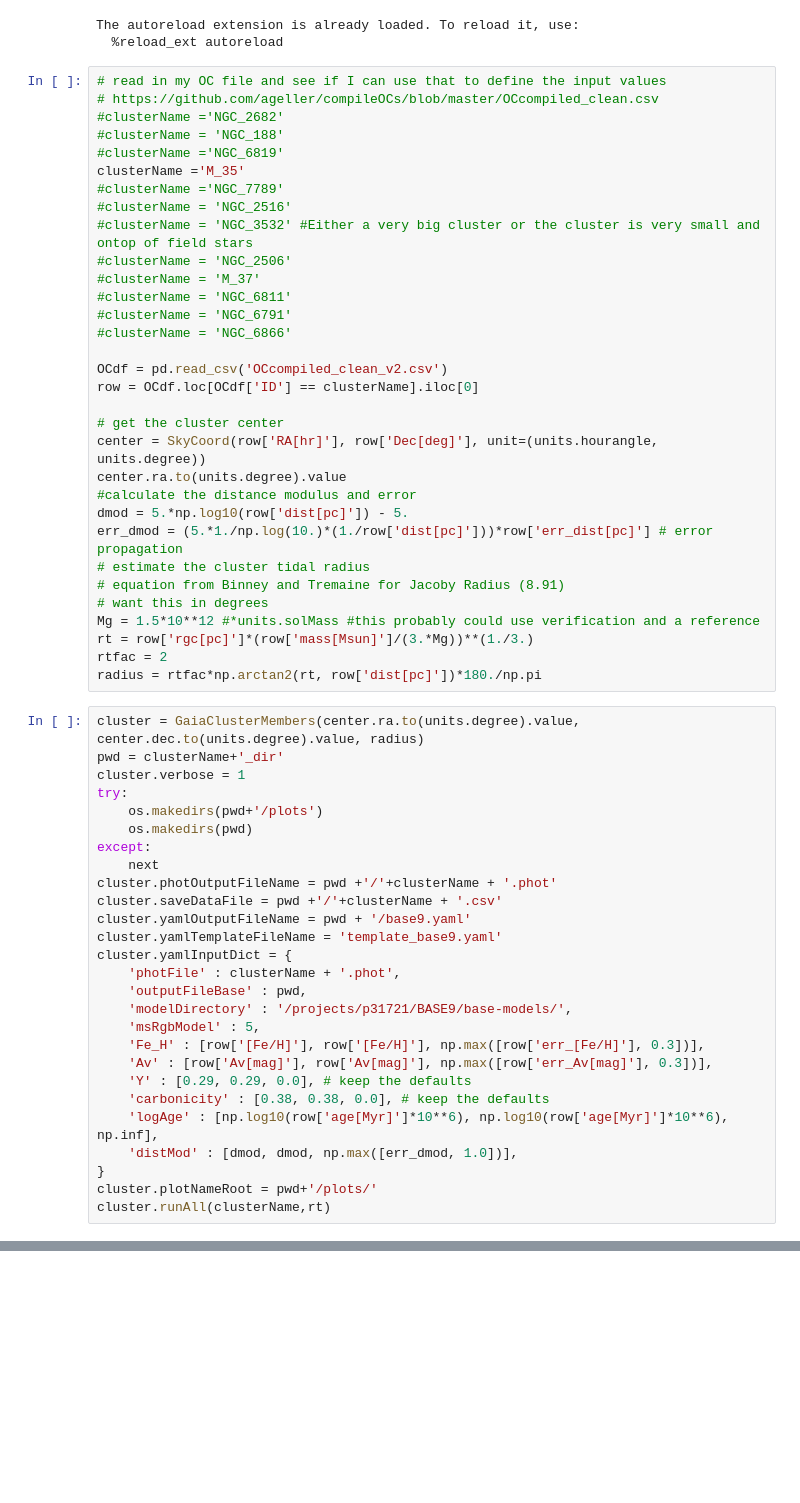
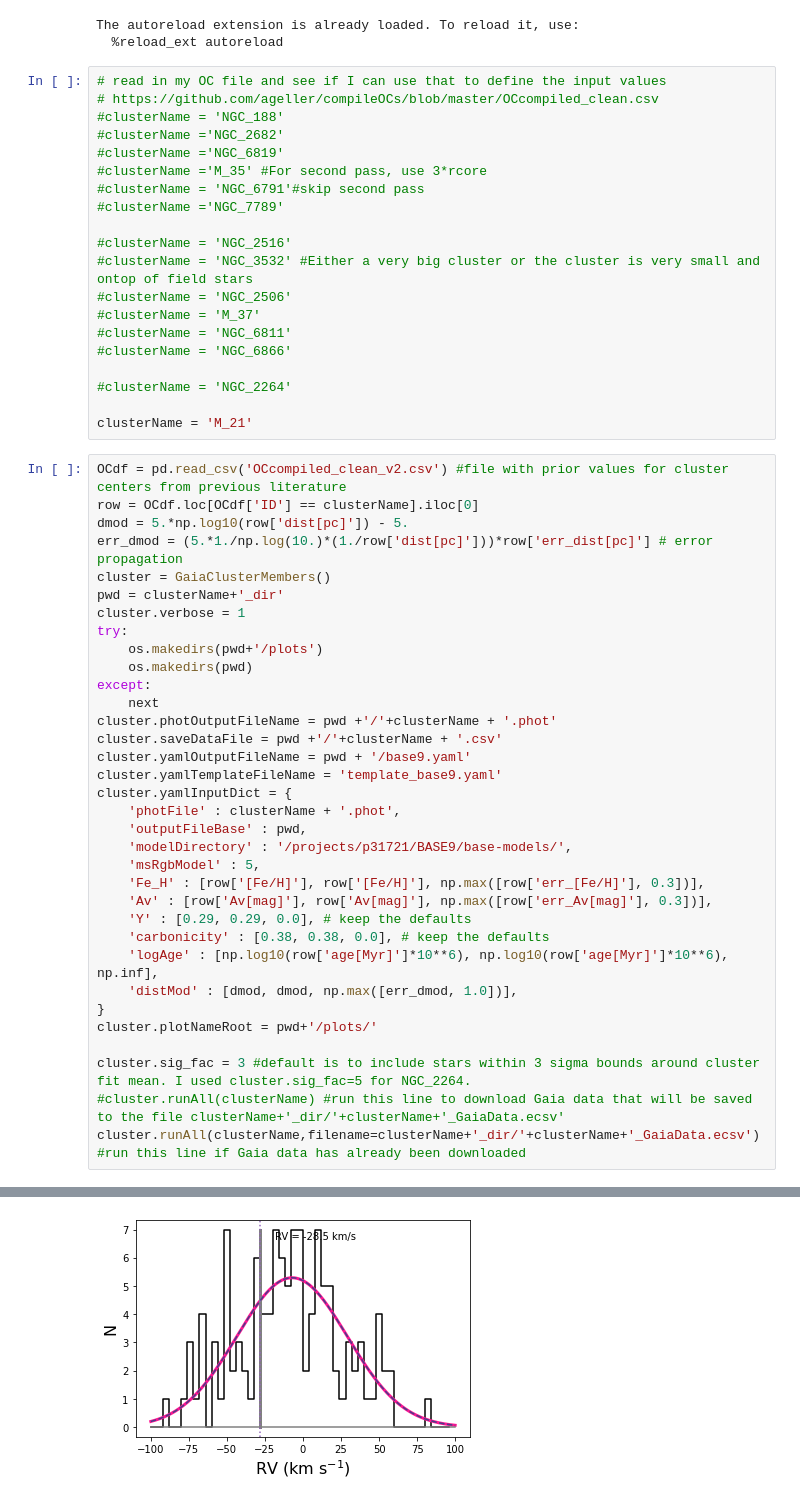
Before and after one commit to ageller/BASE9_utils, a Jupyter notebook: getGaiaData/makePHOT.ipynb, the cells around one changed output, grey strips where cells are left out. Cells and saved outputs as stored; diff of their text form; blank space fills up the shorter version.

```diff
--- a/getGaiaData/makePHOT.ipynb
+++ b/getGaiaData/makePHOT.ipynb
@@ -22,37 +22,29 @@ The autoreload extension is already loaded. To reload it, use:
 # %%
 # read in my OC file and see if I can use that to define the input values
 # https://github.com/ageller/compileOCs/blob/master/OCcompiled_clean.csv
+#clusterName = 'NGC_188'
 #clusterName ='NGC_2682'
-#clusterName = 'NGC_188'
 #clusterName ='NGC_6819'
-clusterName ='M_35'
+#clusterName ='M_35' #For second pass, use 3*rcore
+#clusterName = 'NGC_6791'#skip second pass
 #clusterName ='NGC_7789'
+
 #clusterName = 'NGC_2516'
 #clusterName = 'NGC_3532' #Either a very big cluster or the cluster is very small and ontop of field stars
 #clusterName = 'NGC_2506'
 #clusterName = 'M_37'
 #clusterName = 'NGC_6811'
-#clusterName = 'NGC_6791'
 #clusterName = 'NGC_6866'
 
-OCdf = pd.read_csv('OCcompiled_clean_v2.csv')
-row = OCdf.loc[OCdf['ID'] == clusterName].iloc[0]
+#clusterName = 'NGC_2264'
 
-# get the cluster center
-center = SkyCoord(row['RA[hr]'], row['Dec[deg]'], unit=(units.hourangle, units.degree))
-center.ra.to(units.degree).value
-#calculate the distance modulus and error
-dmod = 5.*np.log10(row['dist[pc]']) - 5.
-err_dmod = (5.*1./np.log(10.)*(1./row['dist[pc]']))*row['err_dist[pc]'] # error propagation
-# estimate the cluster tidal radius
-# equation from Binney and Tremaine for Jacoby Radius (8.91)
-# want this in degrees
-Mg = 1.5*10**12 #*units.solMass #this probably could use verification and a reference
-rt = row['rgc[pc]']*(row['mass[Msun]']/(3.*Mg))**(1./3.)
-rtfac = 2
-radius = rtfac*np.arctan2(rt, row['dist[pc]'])*180./np.pi
+clusterName = 'M_21'
 # %%
-cluster = GaiaClusterMembers(center.ra.to(units.degree).value, center.dec.to(units.degree).value, radius)
+OCdf = pd.read_csv('OCcompiled_clean_v2.csv') #file with prior values for cluster centers from previous literature
+row = OCdf.loc[OCdf['ID'] == clusterName].iloc[0]
+dmod = 5.*np.log10(row['dist[pc]']) - 5.
+err_dmod = (5.*1./np.log(10.)*(1./row['dist[pc]']))*row['err_dist[pc]'] # error propagation
+cluster = GaiaClusterMembers()
 pwd = clusterName+'_dir'
 cluster.verbose = 1
 try:
@@ -77,5 +69,8 @@ cluster.yamlInputDict = {
     'distMod' : [dmod, dmod, np.max([err_dmod, 1.0])],
 }
 cluster.plotNameRoot = pwd+'/plots/'
-cluster.runAll(clusterName,rt)
+
+cluster.sig_fac = 3 #default is to include stars within 3 sigma bounds around cluster fit mean. I used cluster.sig_fac=5 for NGC_2264.
+#cluster.runAll(clusterName) #run this line to download Gaia data that will be saved to the file clusterName+'_dir/'+clusterName+'_GaiaData.ecsv'
+cluster.runAll(clusterName,filename=clusterName+'_dir/'+clusterName+'_GaiaData.ecsv') #run this line if Gaia data has already been downloaded
 # %% [output]
@@ -107,0 +96 @@ WARNING:astroquery:The fit may be unsuccessful; check fit_info['message'] for mo
+[figure, added]
```
Also changed, not shown: parts of 6 cells of this notebook.
